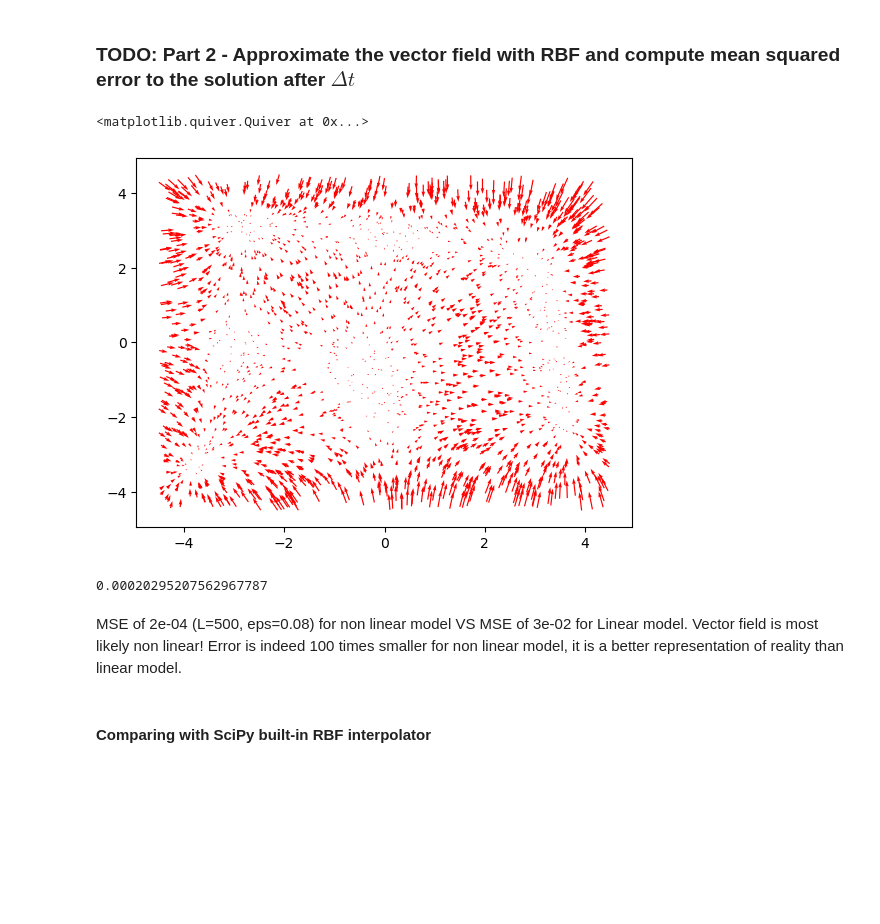
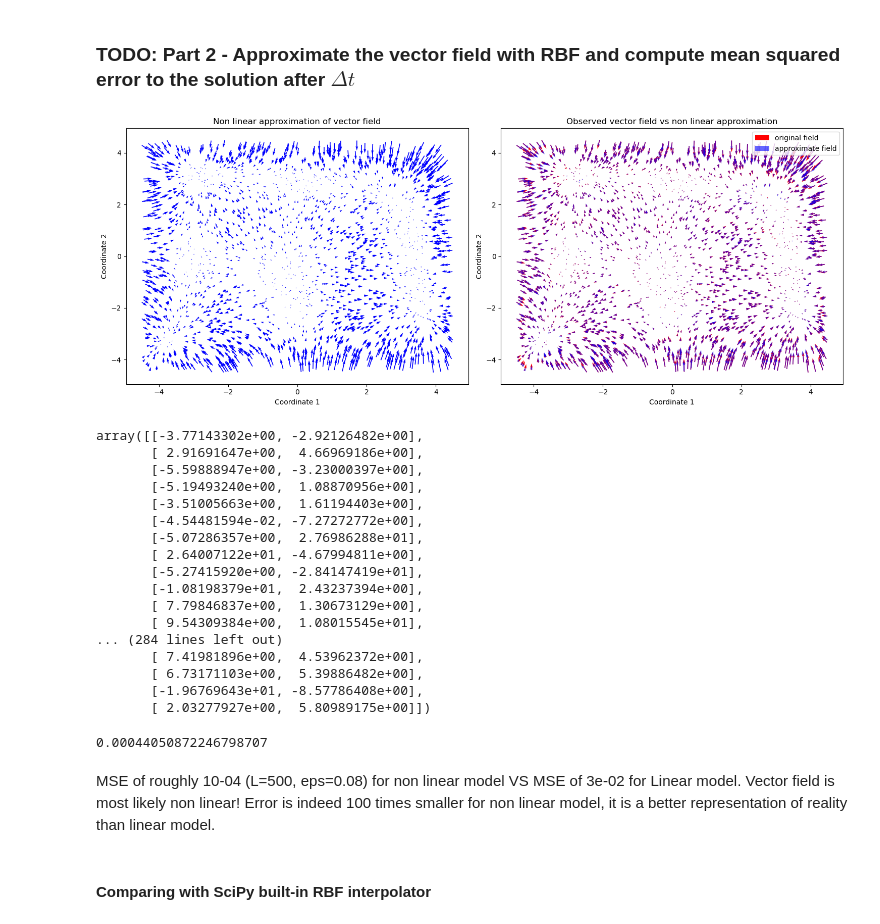
Before and after one commit to Augustin690/learning-dynamical-systems, a Jupyter notebook: src/part1/task3.ipynb, the cells around one changed output. Saved outputs shown, nothing was run; the diff lists cells and outputs as text; code cells hidden in the pictures; blank space fills up the shorter version.

```diff
--- a/src/part1/task3.ipynb
+++ b/src/part1/task3.ipynb
@@ -87,33 +90,66 @@ plt.legend()
 # %% [markdown]
 ### TODO: Part 2 - Approximate the vector field with RBF and compute mean squared error to the solution after $\Delta t$
 # %%
-L = 500
+L = 300
 x = np.linspace(-4.5, 4.5, L)
 centers = 9*np.random.random_sample((L,2)) -4.5
-# %%
-#phi = approx_non_linear_field(x0,centers, 0.08)
-#C =  least_squares(phi.T, v)
-#approx_field = np.dot(phi.T, C)
-non_linear_approx_field = non_linear_fit_transform(x0,v, centers, 0.08)
-plt.quiver(x0[:,0], x0[:,1], non_linear_approx_field[:,0], non_linear_approx_field[:,1], color= 'r')
-# %% [output]
-<matplotlib.quiver.Quiver at 0x...>
-[figure, removed]
+# %%
+#phi = approx_non_linear_field(x0,centers, 0.08)
+#C =  least_squares(phi.T, v)
+#approx_field = np.dot(phi.T, C)
+non_linear_approx_field = non_linear_fit_transform(x0,v, centers, 0.08)[0][0]
+
+fig, ax = plt.subplots(1,2, figsize =(15,6))
+ax[0].quiver(x0[:,0], x0[:,1], non_linear_approx_field[:,0], non_linear_approx_field[:,1], color= 'b')
+ax[0].set_xlabel("Coordinate 1")
+ax[0].set_ylabel("Coordinate 2")
+ax[0].set_title("Non linear approximation of vector field")
+ax[1].quiver(x0[:,0], x0[:,1], v[:,0], v[:,1], color= 'r', label= 'original field')
+ax[1].quiver(x0[:,0], x0[:,1], non_linear_approx_field[:,0], non_linear_approx_field[:,1], color= 'b', alpha= 0.6, label ='approximate field')
+ax[1].set_xlabel("Coordinate 1")
+ax[1].set_ylabel("Coordinate 2")
+ax[1].set_title("Observed vector field vs non linear approximation")
+plt.tight_layout()
+plt.legend()
+plt.show()
+# %% [output]
+[figure, added]
+# %%
+C = non_linear_fit_transform(x0,v, centers, 0.08)[0][1]
+C
+# %% [output]
+array([[-3.77143302e+00, -2.92126482e+00],
+       [ 2.91691647e+00,  4.66969186e+00],
+       [-5.59888947e+00, -3.23000397e+00],
+       [-5.19493240e+00,  1.08870956e+00],
+       [-3.51005663e+00,  1.61194403e+00],
+       [-4.54481594e-02, -7.27272772e+00],
+       [-5.07286357e+00,  2.76986288e+01],
+       [ 2.64007122e+01, -4.67994811e+00],
+       [-5.27415920e+00, -2.84147419e+01],
+       [-1.08198379e+01,  2.43237394e+00],
+       [ 7.79846837e+00,  1.30673129e+00],
+       [ 9.54309384e+00,  1.08015545e+01],
+... (284 lines left out)
+       [ 7.41981896e+00,  4.53962372e+00],
+       [ 6.73171103e+00,  5.39886482e+00],
+       [-1.96769643e+01, -8.57786408e+00],
+       [ 2.03277927e+00,  5.80989175e+00]])
 # %%
 def g(t, y):
-    y = y.reshape(2000,2)
-    #phi_ = approx_non_linear_field(y,centers, 0.07999)
+    y = y.reshape(-1,2)
+    phi = approx_non_linear_field(y,centers, 0.09)
     #C =  least_squares(phi_.T, v)
     #return np.dot(phi_.T,C).flatten()
-    return non_linear_fit_transform(y,v,centers, 0.08).flatten()
+    return transform(phi,C).flatten()
+
+SOL = solve_ivp(g, [0,delta_T], x0.flatten(), t_eval= [delta_T])
+x1_estim_non_linear = SOL.y.reshape(2000,2)
+mean_squared_error(x1_estim_non_linear, x1)
+# %% [output]
+0.00044050872246798707
-# %%
-SOL = solve_ivp(g, [0,delta_T], x0.flatten(), t_eval= [delta_T])
-x1_estim_non_linear = SOL.y.reshape(2000,2)
-mean_squared_error(x1_estim_non_linear, x1)
-# %% [output]
-0.00020295207562967787
 # %% [markdown]
-MSE of 2e-04 (L=500, eps=0.08) for non linear model VS MSE of 3e-02 for Linear model. Vector field is most likely non linear! Error is indeed 100 times smaller for non linear model, it is a better representation of reality than linear model.
+MSE of roughly 10-04 (L=500, eps=0.08) for non linear model VS MSE of 3e-02 for Linear model. Vector field is most likely non linear! Error is indeed 100 times smaller for non linear model, it is a better representation of reality than linear model.
 # %% [markdown]
 #### Comparing with SciPy built-in RBF interpolator
 # %%
```
Also changed, not shown: parts of 19 cells of this notebook, 1 other file.
